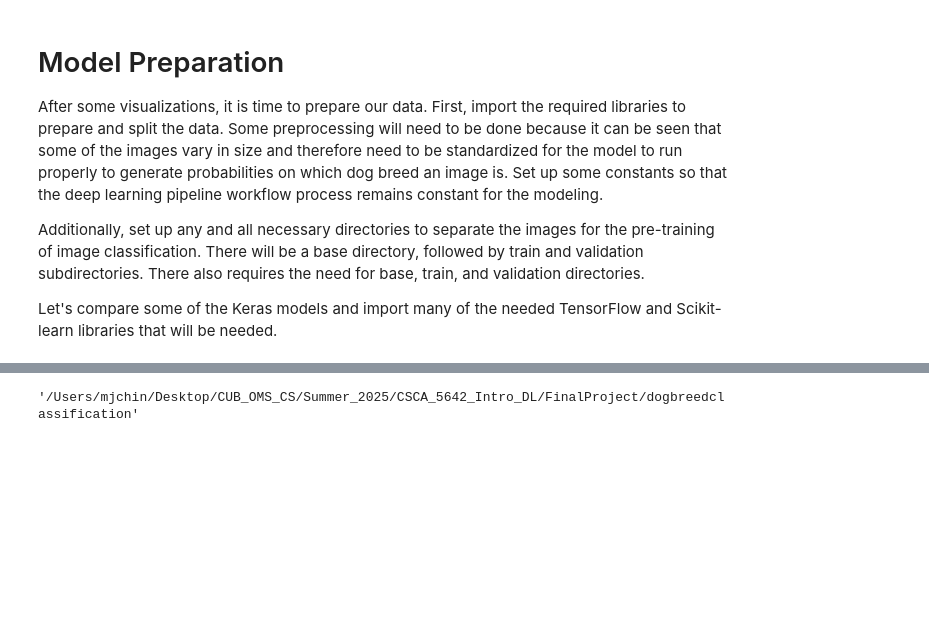
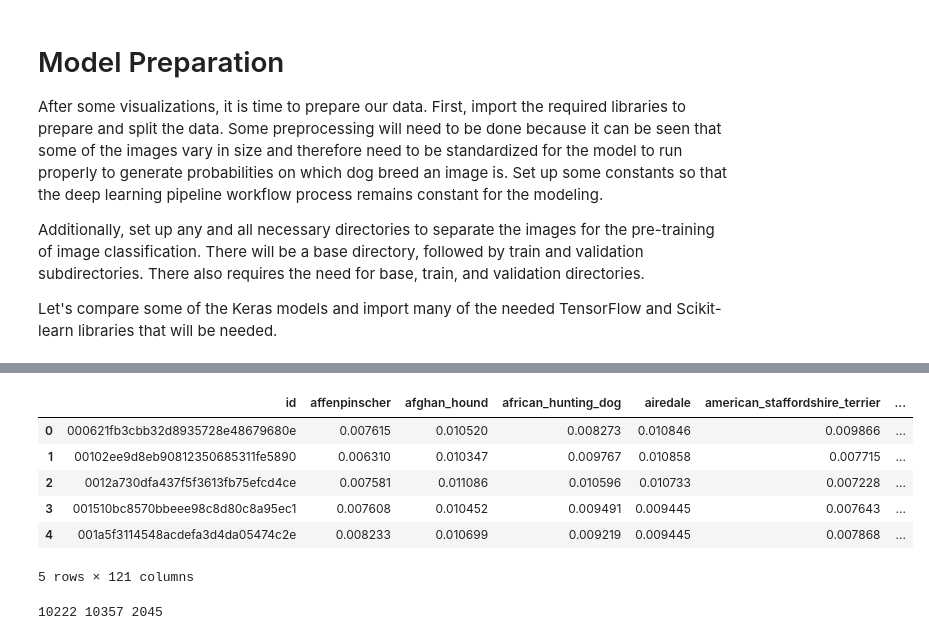
Before and after one commit to matthewjchin/dogbreedclassification, a Jupyter notebook: dog_breed_class.ipynb, the cells around one changed output, grey strips where cells are left out. Saved outputs shown, nothing was run; the diff lists cells and outputs as text; code cells hidden in the pictures; blank space fills up the shorter version.

Commit message:
one model runs

```diff
--- a/dog_breed_class.ipynb
+++ b/dog_breed_class.ipynb
@@ -669,0 +774,9 @@ Pooling layers in vgg19: ['MaxPooling2D', 'MaxPooling2D', 'MaxPooling2D', 'MaxPo
+# %%
+# Fit data into the model
+history = model.fit(x_train, y_train,
+         epochs=EPOCHS,
+         batch_size=BATCH_SIZE,
+         steps_per_epoch=x_train.shape[0]//BATCH_SIZE,
+         validation_steps=x_valid.shape[0]//BATCH_SIZE,
+         validation_data=(x_valid, y_valid),
+         verbose=2)
@@ -669,0 +800,5 @@ Pooling layers in vgg19: ['MaxPooling2D', 'MaxPooling2D', 'MaxPooling2D', 'MaxPo
+# %%
+# Run an ImageTestGenerator on validation data
+test_gen = ImageDataGenerator()
+
+test_set = test_gen.flow_from_directory('dog-breed-identification', target_size=(IMG_SIZE, IMG_SIZE), classes=['test'])
@@ -669,0 +807,3 @@ Pooling layers in vgg19: ['MaxPooling2D', 'MaxPooling2D', 'MaxPooling2D', 'MaxPo
+# %%
+# Predict on the model using the test generator
+y_pred = model.predict(test_set)
@@ -670,3 +813,29 @@ Pooling layers in vgg19: ['MaxPooling2D', 'MaxPooling2D', 'MaxPooling2D', 'MaxPo
+# %%
+import re
+file_list = test_set.filenames
+id_list = []
+for name in file_list:
+    m = re.sub('test/', '', name)
+    m = re.sub('.jpg', '', m)
+    id_list.append(m)
+# %%
+submission = pd.read_csv('sample_submission.csv')
+submission.head()
+submission['id'] = id_list
+submission.iloc[:,1:] =y_pred
+submission.head()
+# %% [output]
+|  | id | affenpinscher | afghan_hound | african_hunting_dog | airedale | american_staffordshire_terrier | ... |
+| 0 | 000621fb3cbb32d8935728e48679680e | 0.007615 | 0.010520 | 0.008273 | 0.010846 | 0.009866 | ... |
+| 1 | 00102ee9d8eb90812350685311fe5890 | 0.006310 | 0.010347 | 0.009767 | 0.010858 | 0.007715 | ... |
+| 2 | 0012a730dfa437f5f3613fb75efcd4ce | 0.007581 | 0.011086 | 0.010596 | 0.010733 | 0.007228 | ... |
+| 3 | 001510bc8570bbeee98c8d80c8a95ec1 | 0.007608 | 0.010452 | 0.009491 | 0.009445 | 0.007643 | ... |
+| 4 | 001a5f3114548acdefa3d4da05474c2e | 0.008233 | 0.010699 | 0.009219 | 0.009445 | 0.007868 | ... |
+5 rows × 121 columns
+# %%
+print(len(y), len(y_pred), len(y_valid))
+# %% [output]
+10222 10357 2045
 # %%
 # !pip install albumentations
 # import albumentations as A
@@ -680,8 +849,4 @@ Pooling layers in vgg19: ['MaxPooling2D', 'MaxPooling2D', 'MaxPooling2D', 'MaxPo
 #     A.RandomGamma(p=0.5),
 #     A.RandomBrightnessContrast(p=1)
 # ])
-# %%
-os.getcwd()
-# %% [output]
-'/Users/mjchin/Desktop/CUB_OMS_CS/Summer_2025/CSCA_5642_Intro_DL/FinalProject/dogbreedclassification'
 # %%
```
Also changed, not shown: parts of 46 cells of this notebook.
